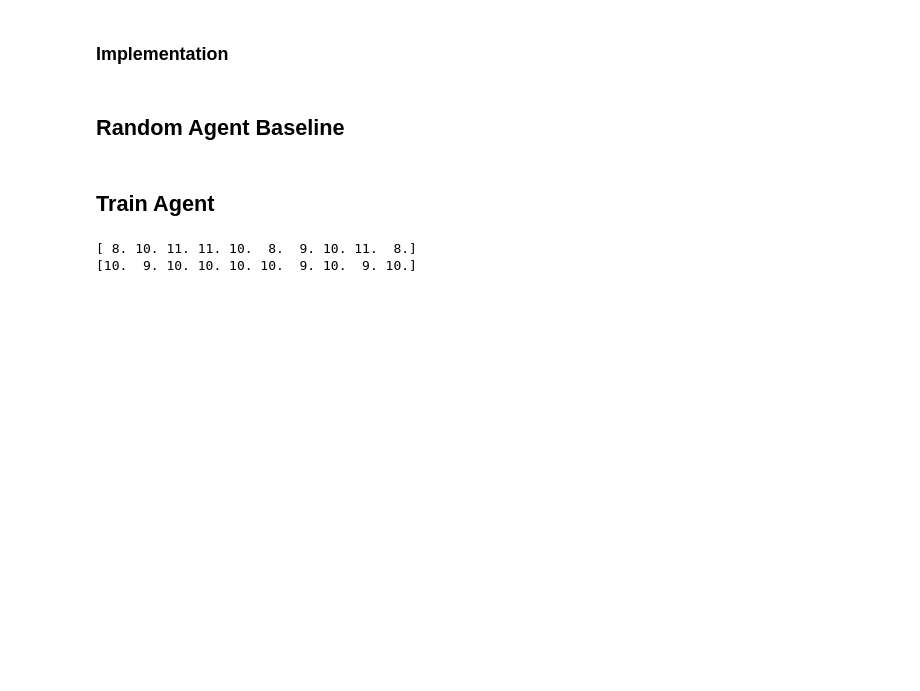
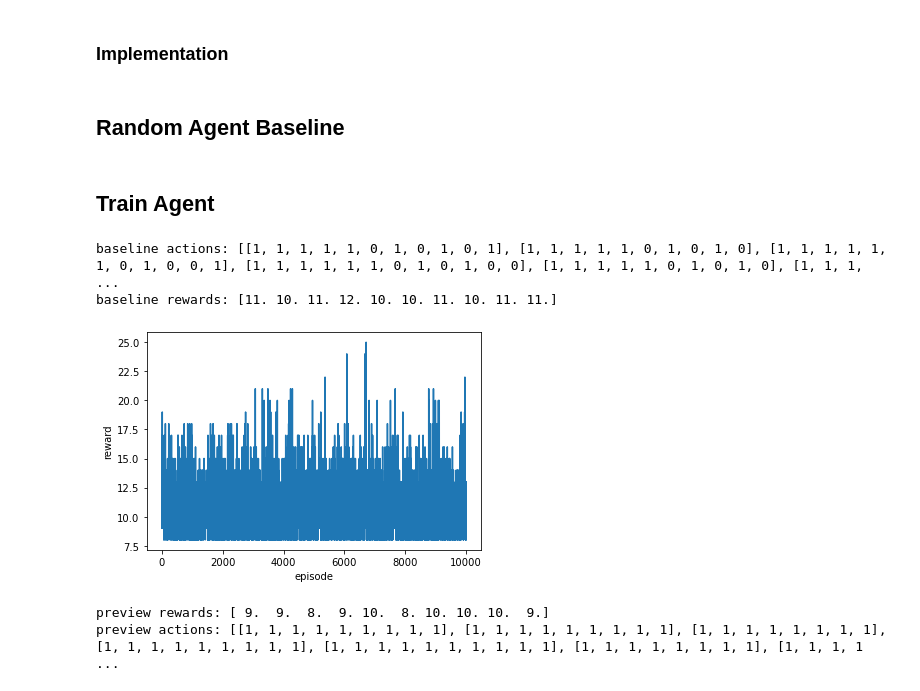
Before and after one commit to Hicks48/reinforcement-learning-course, a Jupyter notebook: q-learning/q-learning.ipynb, the cells around one changed output. Saved outputs shown, nothing was run; the diff lists cells and outputs as text; code cells hidden in the pictures; blank space fills up the shorter version.

Commit message:
Added more monitoring to training loop

```diff
--- a/q-learning/q-learning.ipynb
+++ b/q-learning/q-learning.ipynb
@@ -214,12 +214,15 @@ OK
 ### Implementation
 # %%
 import time
+from tqdm.notebook import tqdm
 
 def env_loop(env, agent, episodes, render=False, max_steps_per_episode=None):
     rewards = []
+    actions = []
 
-    for i_episode in range(episodes):
+    for i_episode in tqdm(range(episodes), desc='episode'):
         episode_rewards = 0
+        episode_actions = []
 
         # Initialize the environment and state for the episode
         state_t = env.reset()
@@ -230,7 +233,7 @@ def env_loop(env, agent, episodes, render=False, max_steps_per_episode=None):
         while not done and (max_steps_per_episode is None or max_steps_per_episode > i_episode_step):
             if render:
                 env.render()
-                time.sleep(0.5)
+                time.sleep(0.1)
 
             action_t = agent.select_action(state_t)
             state_t1, reward_t, done, _ = env.step(action_t)
@@ -238,12 +241,15 @@ def env_loop(env, agent, episodes, render=False, max_steps_per_episode=None):
             agent.observe([state_t, action_t, reward_t, state_t1])
 
             episode_rewards += reward_t
+            episode_actions.append(action_t)
+
             state_t = state_t1
             i_episode_step += 1
 
         rewards.append(episode_rewards)
+        actions.append(episode_actions)
 
-    return np.array(rewards)
+    return np.array(rewards), actions
 # %% [markdown]
 ### Tests
 # %% [markdown]
@@ -263,7 +269,7 @@ class DeepQNetwork(nn.Module):
         self.hidden_activation_fn = nn.Sigmoid()
 
         self.output_layer = nn.Linear(hidden_dim, output_dim)
-        self.output_layer_activation_fn = nn.Softmax()
+        self.output_layer_activation_fn = nn.Sigmoid()
 
     def forward(self, input_features):
         hidden_output = self.hidden_layer(input_features)
@@ -334,7 +340,8 @@ class Agent(object):
 
     def select_action(self, state):
         action_values = self.q_net(torch.tensor(state).float())
-        return self.e_greedy.select_action([action_values.detach().numpy()], force='exploit').indecies[0]
+        action = self.e_greedy.select_action([action_values.detach().numpy()], force='exploit' if self.state == 'eval' else None).indecies[0]
+        return action
 
     def observe(self, transition):
         # No need to do anything unless is training
@@ -408,40 +415,54 @@ def make_qnet_fn(env):
 # %%
 import gym
 import torch.optim as optim
+import matplotlib.pyplot as plt
 
 # Set hyper-parameters
 # Replay Memory Capacity
 N = 50
 
 train_episodes = 10000
 preview_episodes = 10
 
 batch_size = 20
 learning_rate = 0.001
 target_update_interval = 8
 
 # Create environment
 env = gym.make('CartPole-v0')
 
 # Create agent
 trainParams = TrainParams(batch_size, learning_rate, target_update_interval, optim.SGD)
 policyParams = PolicyParams(EpsilonGreedyPolicy(0.1), ReplayMemory(N), 0.9, make_qnet_fn(env))
 agent = Agent(trainParams, policyParams)
 
 # Get agent baseline
 agent.set_state('eval')
-print(env_loop(env, agent, preview_episodes, render=False, max_steps_per_episode=200))
+baseline_rewards, baseline_actions = env_loop(env, agent, preview_episodes, render=False, max_steps_per_episode=200)
+print(f'baseline actions: {baseline_actions}')
+print(f'baseline rewards: {baseline_rewards}')
 
 # Train in env environment
 agent.set_state('train')
-env_loop(env, agent, train_episodes, render=False, max_steps_per_episode=200)
+train_rewards, train_actions = env_loop(env, agent, train_episodes, render=False, max_steps_per_episode=200)
+
+# Visualize training
+plt.plot(list(range(len(train_rewards))), train_rewards)
+plt.xlabel('episode')
+plt.ylabel('reward')
+plt.show()
 
 # Preview learned agent
 agent.set_state('eval')
-print(env_loop(env, agent, preview_episodes, render=True, max_steps_per_episode=200))
+preview_rewards, preview_actions = env_loop(env, agent, preview_episodes, render=True, max_steps_per_episode=200)
+print(f'preview rewards: {preview_rewards}')
+print(f'preview actions: {preview_actions}')
 
 # Close environment
 env.close()
 # %% [output]
-[ 8. 10. 11. 11. 10.  8.  9. 10. 11.  8.]
-[10.  9. 10. 10. 10. 10.  9. 10.  9. 10.]
+baseline actions: [[1, 1, 1, 1, 1, 0, 1, 0, 1, 0, 1], [1, 1, 1, 1, 1, 0, 1, 0, 1, 0], [1, 1, 1, 1, 1, 1, 0, 1, 0, 0, 1], [1, 1, 1, 1, 1, 1, 0, 1, 0, 1, 0, 0], [1, 1, 1, 1, 1, 0, 1, 0, 1, 0], [1, 1, 1, ...
+baseline rewards: [11. 10. 11. 12. 10. 10. 11. 10. 11. 11.]
+[figure, added]
+preview rewards: [ 9.  9.  8.  9. 10.  8. 10. 10. 10.  9.]
+preview actions: [[1, 1, 1, 1, 1, 1, 1, 1, 1], [1, 1, 1, 1, 1, 1, 1, 1, 1], [1, 1, 1, 1, 1, 1, 1, 1], [1, 1, 1, 1, 1, 1, 1, 1, 1], [1, 1, 1, 1, 1, 1, 1, 1, 1, 1], [1, 1, 1, 1, 1, 1, 1, 1], [1, 1, 1, 1 ...
```
Also changed, not shown: parts of 3 cells of this notebook, 1 other file.
